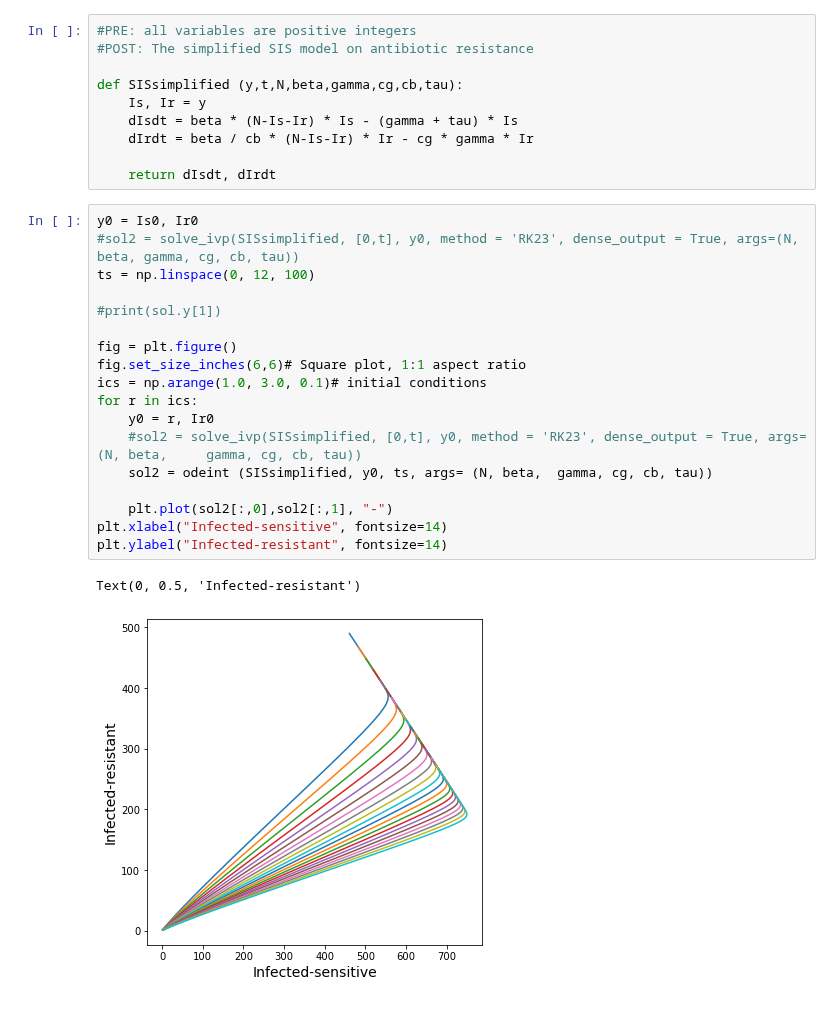
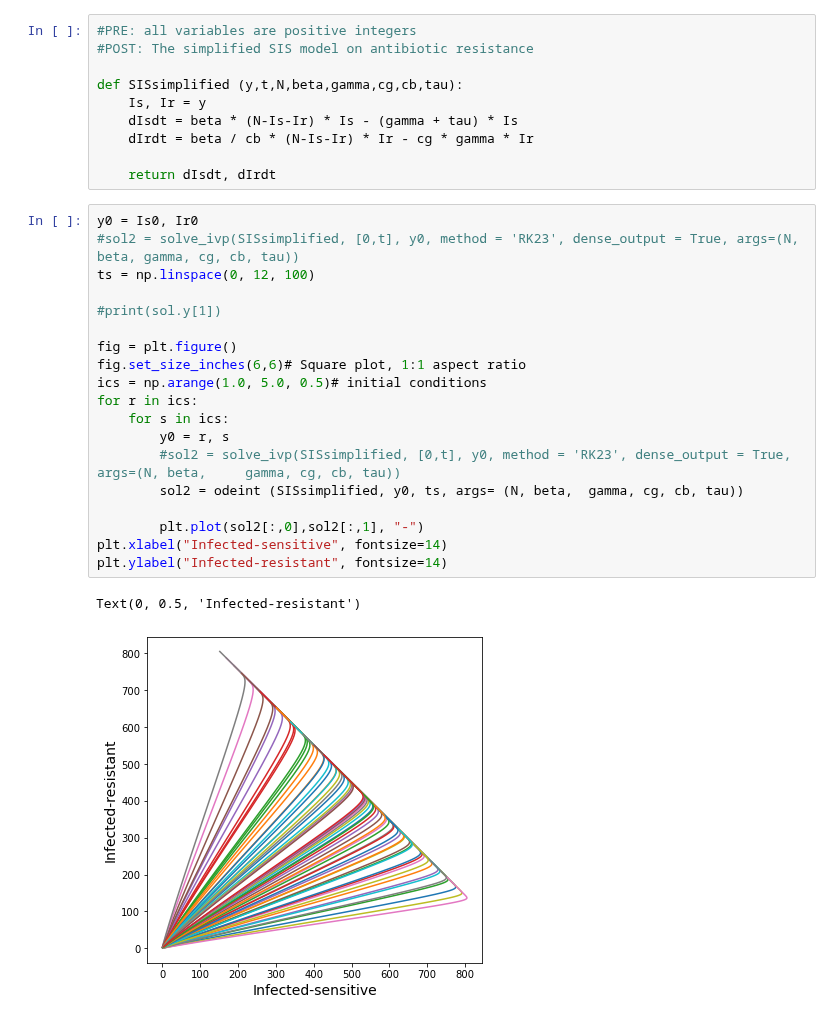
Before and after one commit to mjemons/IDD_TB, a Jupyter notebook: scripts/simulation.ipynb, the cells around one changed output. Drawn from its saved outputs; the diff is of its cells as text.

Commit message:
varying initial conditions

```diff
--- a/scripts/simulation.ipynb
+++ b/scripts/simulation.ipynb
@@ -350,21 +350,22 @@ def SISsimplified (y,t,N,beta,gamma,cg,cb,tau):
 # %%
 y0 = Is0, Ir0
 #sol2 = solve_ivp(SISsimplified, [0,t], y0, method = 'RK23', dense_output = True, args=(N, beta, gamma, cg, cb, tau))
 ts = np.linspace(0, 12, 100)
 
 #print(sol.y[1])
 
 fig = plt.figure()
 fig.set_size_inches(6,6)# Square plot, 1:1 aspect ratio
-ics = np.arange(1.0, 3.0, 0.1)# initial conditions
+ics = np.arange(1.0, 5.0, 0.5)# initial conditions
 for r in ics:
-    y0 = r, Ir0
-    #sol2 = solve_ivp(SISsimplified, [0,t], y0, method = 'RK23', dense_output = True, args=(N, beta,     gamma, cg, cb, tau))
-    sol2 = odeint (SISsimplified, y0, ts, args= (N, beta,  gamma, cg, cb, tau))
+    for s in ics:
+        y0 = r, s
+        #sol2 = solve_ivp(SISsimplified, [0,t], y0, method = 'RK23', dense_output = True, args=(N, beta,     gamma, cg, cb, tau))
+        sol2 = odeint (SISsimplified, y0, ts, args= (N, beta,  gamma, cg, cb, tau))
 
-    plt.plot(sol2[:,0],sol2[:,1], "-")
+        plt.plot(sol2[:,0],sol2[:,1], "-")
 plt.xlabel("Infected-sensitive", fontsize=14)
 plt.ylabel("Infected-resistant", fontsize=14)
 # %% [output]
 Text(0, 0.5, 'Infected-resistant')
-[figure, old version]
+[figure, new version]
```
